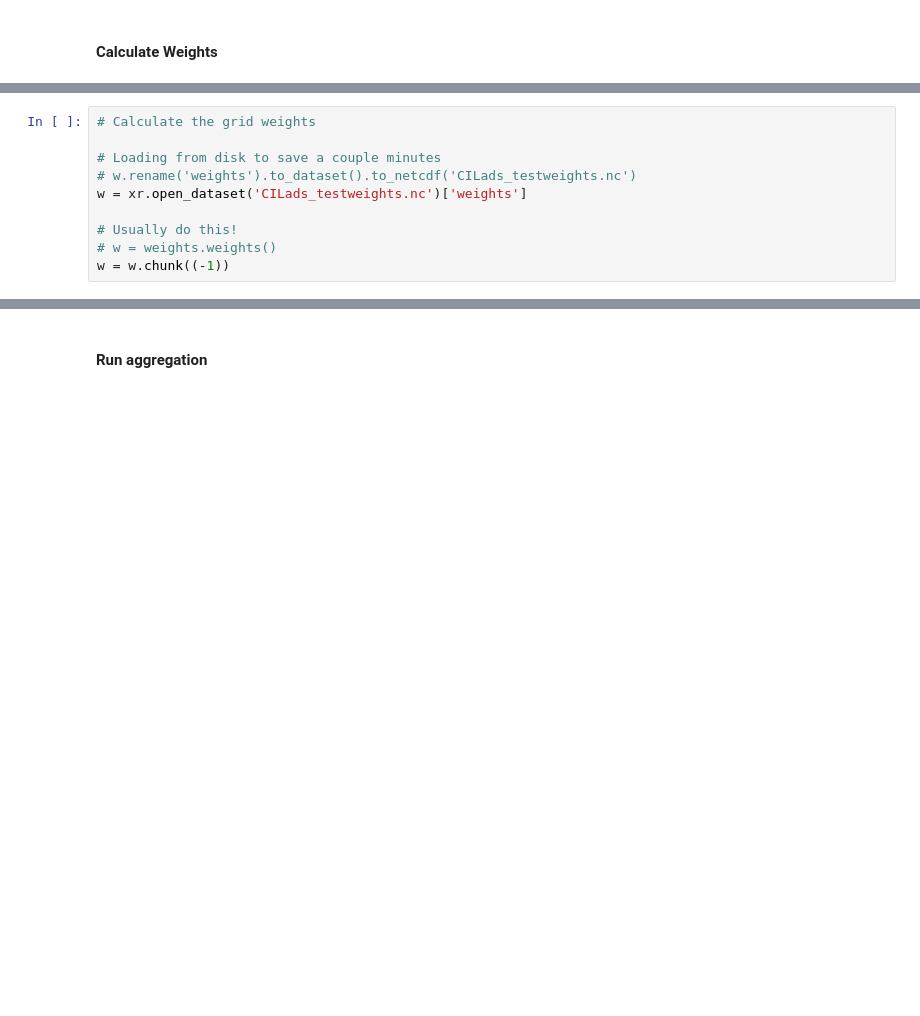
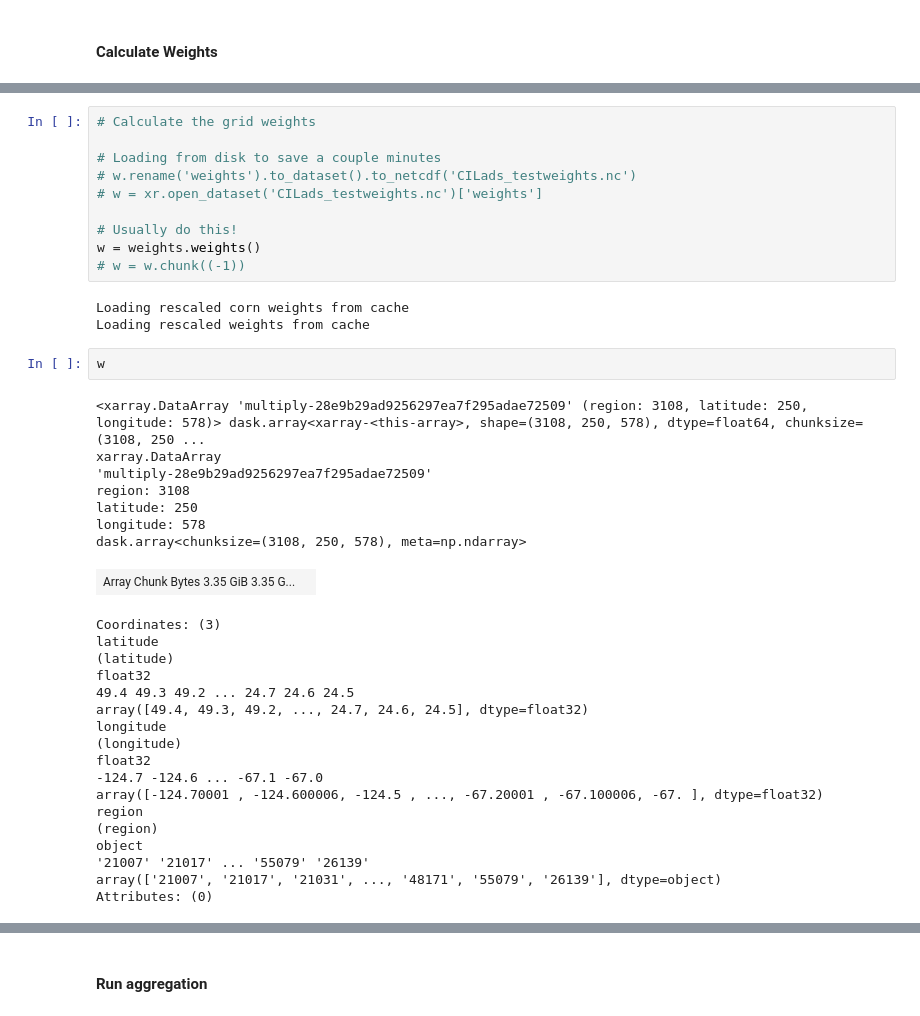
Before and after one commit to dylanhogan/aggfly, a Jupyter notebook: notebooks/run_t2m_era5_multi_example.ipynb, the cells around one changed output, grey strips where cells are left out. Saved outputs shown, nothing was run; the diff lists cells and outputs as text; blank space fills up the shorter version.

```diff
--- a/notebooks/run_t2m_era5_multi_example.ipynb
+++ b/notebooks/run_t2m_era5_multi_example.ipynb
@@ -78,11 +97,42 @@ weights = grid_weights.from_objects(clim, georegions, crop=None)
 
 # Loading from disk to save a couple minutes
 # w.rename('weights').to_dataset().to_netcdf('CILads_testweights.nc')
-w = xr.open_dataset('CILads_testweights.nc')['weights']
+# w = xr.open_dataset('CILads_testweights.nc')['weights']
 
 # Usually do this!
-# w = weights.weights()
-w = w.chunk((-1))
+w = weights.weights()
+# w = w.chunk((-1))
+# %% [output]
+Loading rescaled corn weights from cache
+Loading rescaled weights from cache
+# %%
+w
+# %% [output]
+<xarray.DataArray 'multiply-28e9b29ad9256297ea7f295adae72509' (region: 3108, latitude: 250, longitude: 578)> dask.array<xarray-<this-array>, shape=(3108, 250, 578), dtype=float64, chunksize=(3108, 250 ...
+xarray.DataArray
+'multiply-28e9b29ad9256297ea7f295adae72509'
+region: 3108
+latitude: 250
+longitude: 578
+dask.array<chunksize=(3108, 250, 578), meta=np.ndarray>
+| Array Chunk Bytes 3.35 GiB 3.35 G... |  |
+Coordinates: (3)
+latitude
+(latitude)
+float32
+49.4 49.3 49.2 ... 24.7 24.6 24.5
+array([49.4, 49.3, 49.2, ..., 24.7, 24.6, 24.5], dtype=float32)
+longitude
+(longitude)
+float32
+-124.7 -124.6 ... -67.1 -67.0
+array([-124.70001 , -124.600006, -124.5 , ..., -67.20001 , -67.100006, -67. ], dtype=float32)
+region
+(region)
+object
+'21007' '21017' ... '55079' '26139'
+array(['21007', '21017', '21031', ..., '48171', '55079', '26139'], dtype=object)
+Attributes: (0)
 # %%
 import matplotlib.pyplot as plt
 
```
Also changed, not shown: parts of 12 cells of this notebook, 2 other files.
